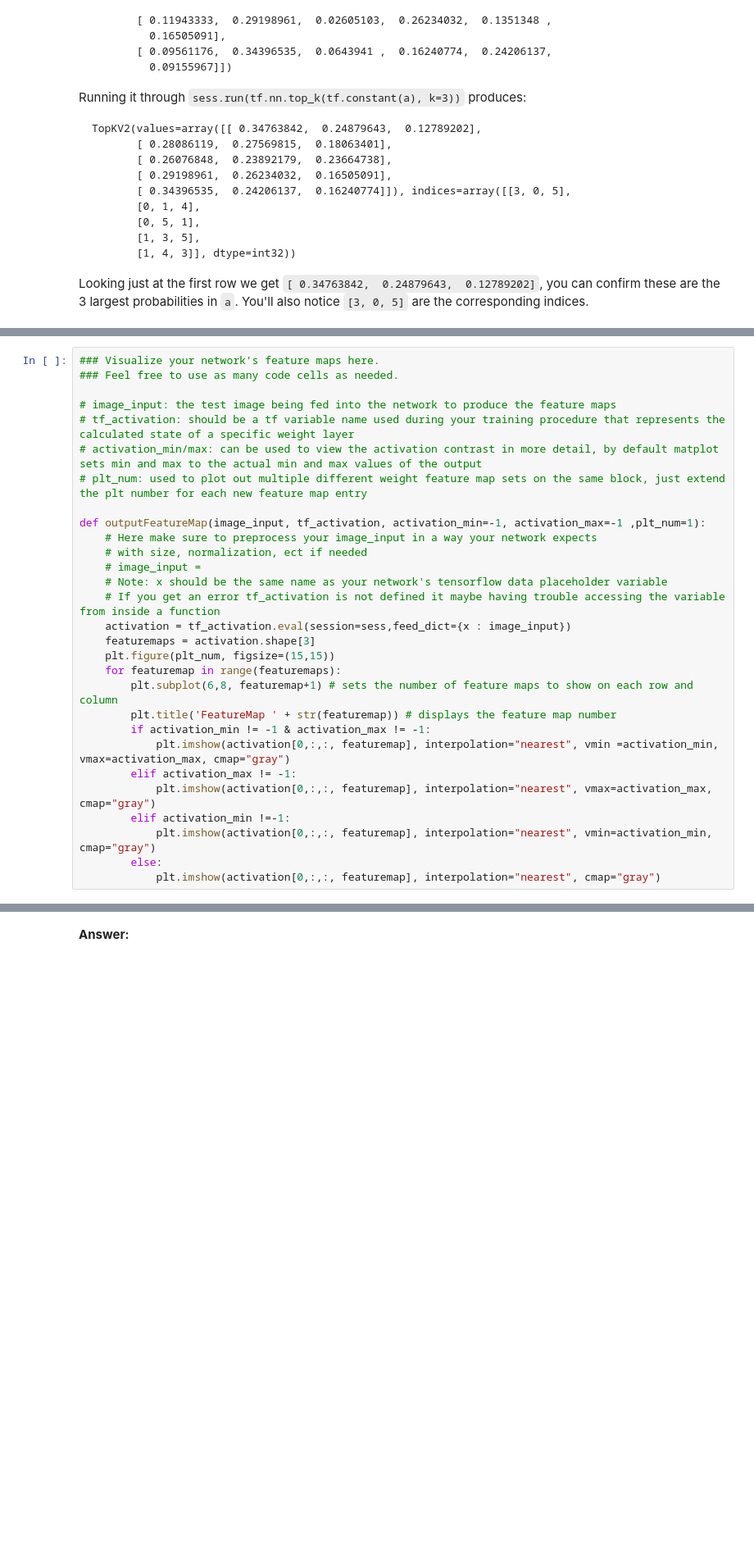
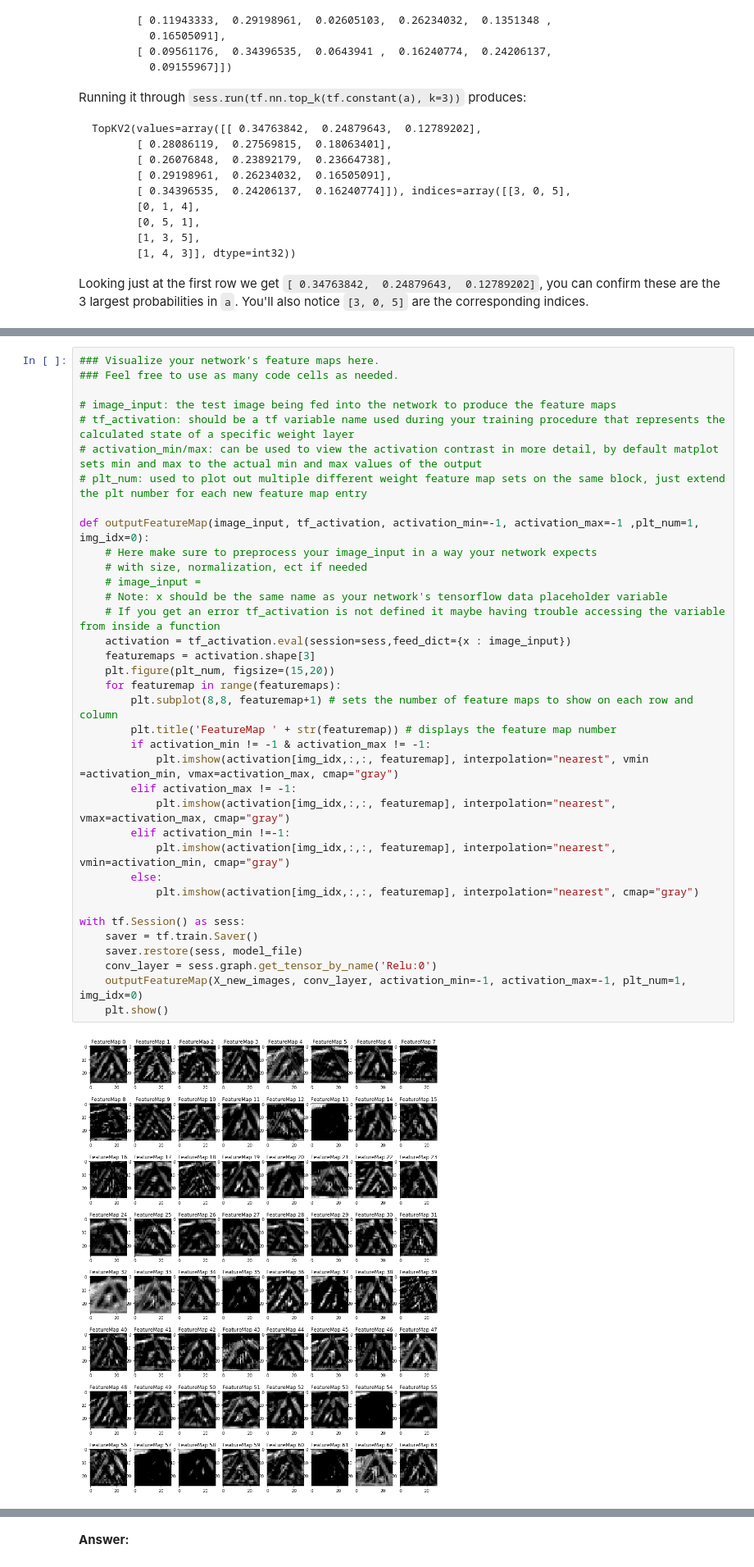
Before and after one commit to patrickmpoon/CarND-Traffic-Sign-Classifier-Project, a Jupyter notebook: Traffic_Sign_Classifier.ipynb, the cells around one changed output, grey strips where cells are left out. Shown at 82% size. Drawn from its saved outputs; the diff is of its cells as text; blank space fills up the shorter version.

Commit message:
Added feature map visualization

```diff
--- a/Traffic_Sign_Classifier.ipynb
+++ b/Traffic_Sign_Classifier.ipynb
@@ -705,32 +698,41 @@ For an example of what feature map outputs look like, check out NVIDIA's results
 # %%
 ### Visualize your network's feature maps here.
 ### Feel free to use as many code cells as needed.
 
 # image_input: the test image being fed into the network to produce the feature maps
 # tf_activation: should be a tf variable name used during your training procedure that represents the calculated state of a specific weight layer
 # activation_min/max: can be used to view the activation contrast in more detail, by default matplot sets min and max to the actual min and max values of the output
 # plt_num: used to plot out multiple different weight feature map sets on the same block, just extend the plt number for each new feature map entry
 
-def outputFeatureMap(image_input, tf_activation, activation_min=-1, activation_max=-1 ,plt_num=1):
+def outputFeatureMap(image_input, tf_activation, activation_min=-1, activation_max=-1 ,plt_num=1, img_idx=0):
     # Here make sure to preprocess your image_input in a way your network expects
     # with size, normalization, ect if needed
     # image_input =
     # Note: x should be the same name as your network's tensorflow data placeholder variable
     # If you get an error tf_activation is not defined it maybe having trouble accessing the variable from inside a function
     activation = tf_activation.eval(session=sess,feed_dict={x : image_input})
     featuremaps = activation.shape[3]
-    plt.figure(plt_num, figsize=(15,15))
+    plt.figure(plt_num, figsize=(15,20))
     for featuremap in range(featuremaps):
-        plt.subplot(6,8, featuremap+1) # sets the number of feature maps to show on each row and column
+        plt.subplot(8,8, featuremap+1) # sets the number of feature maps to show on each row and column
         plt.title('FeatureMap ' + str(featuremap)) # displays the feature map number
         if activation_min != -1 & activation_max != -1:
-            plt.imshow(activation[0,:,:, featuremap], interpolation="nearest", vmin =activation_min, vmax=activation_max, cmap="gray")
+            plt.imshow(activation[img_idx,:,:, featuremap], interpolation="nearest", vmin =activation_min, vmax=activation_max, cmap="gray")
         elif activation_max != -1:
-            plt.imshow(activation[0,:,:, featuremap], interpolation="nearest", vmax=activation_max, cmap="gray")
+            plt.imshow(activation[img_idx,:,:, featuremap], interpolation="nearest", vmax=activation_max, cmap="gray")
         elif activation_min !=-1:
-            plt.imshow(activation[0,:,:, featuremap], interpolation="nearest", vmin=activation_min, cmap="gray")
+            plt.imshow(activation[img_idx,:,:, featuremap], interpolation="nearest", vmin=activation_min, cmap="gray")
         else:
-            plt.imshow(activation[0,:,:, featuremap], interpolation="nearest", cmap="gray")
+            plt.imshow(activation[img_idx,:,:, featuremap], interpolation="nearest", cmap="gray")
+
+with tf.Session() as sess:
+    saver = tf.train.Saver()
+    saver.restore(sess, model_file)
+    conv_layer = sess.graph.get_tensor_by_name('Relu:0')
+    outputFeatureMap(X_new_images, conv_layer, activation_min=-1, activation_max=-1, plt_num=1, img_idx=0)
+    plt.show()
+# %% [output]
+[figure, added]
 # %% [markdown]
 ### Question 9
 
```
Also changed, not shown: parts of 6 cells of this notebook.
